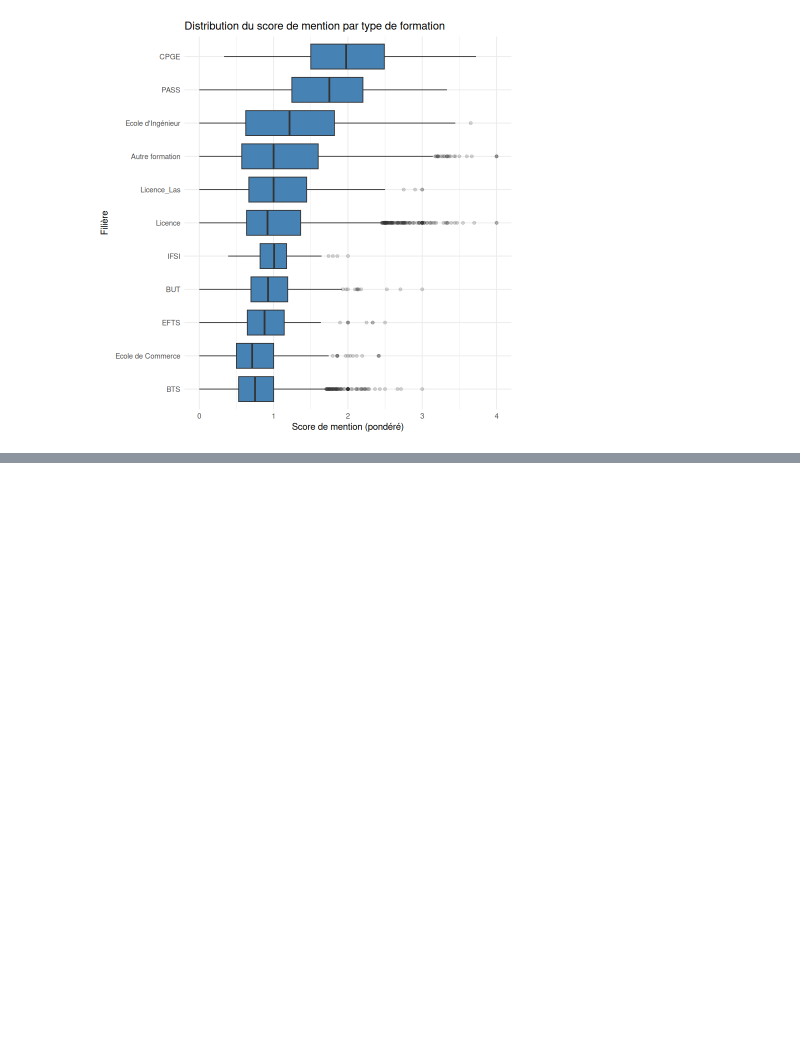
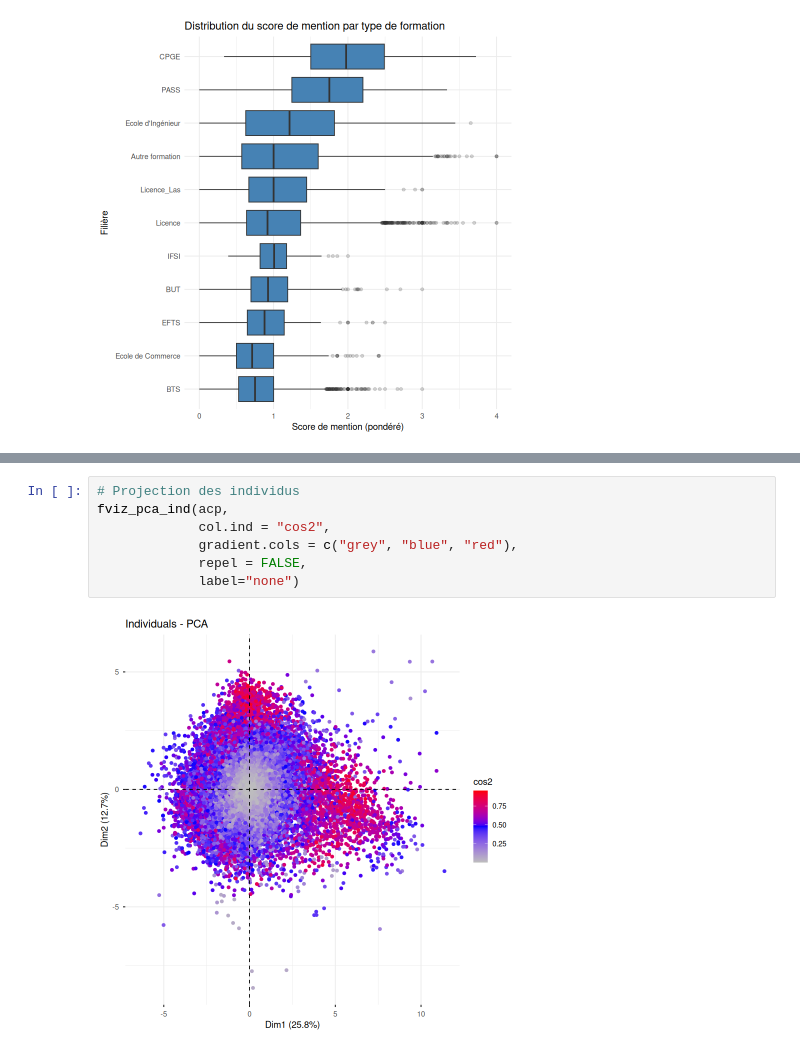
Before and after one commit to corentinbrand/Projet_analyse_de_donnees, a Jupyter notebook: brouillon.ipynb, the cells around one changed output, grey strips where cells are left out. Drawn from its saved outputs; the diff is of its cells as text; blank space fills up the shorter version.

```diff
--- a/brouillon.ipynb
+++ b/brouillon.ipynb
@@ -629,0 +627,9 @@ The following variables are not quantitative:  Filière.de.formation.très.agré
+# %%
+# Projection des individus
+fviz_pca_ind(acp,
+             col.ind = "cos2",
+             gradient.cols = c("grey", "blue", "red"),
+             repel = FALSE,
+             label="none")
+# %% [output]
+[figure, added]
```
Also changed, not shown: parts of 24 cells of this notebook.
